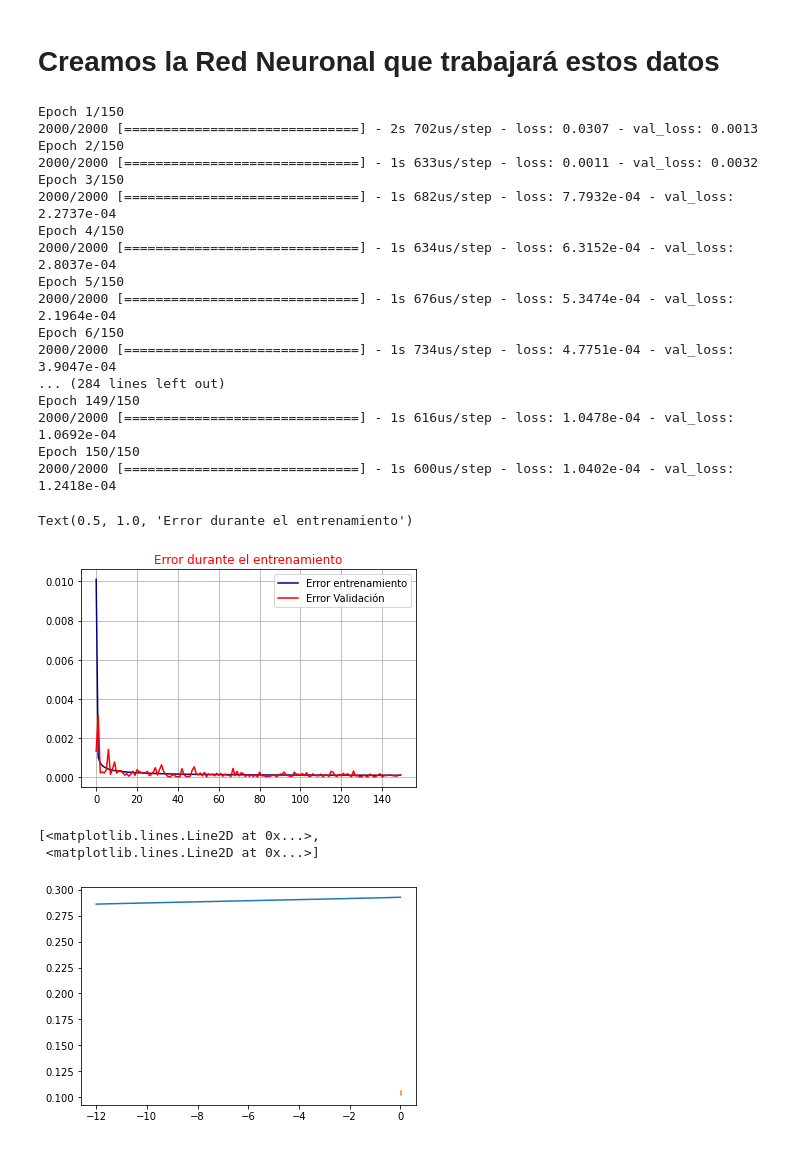
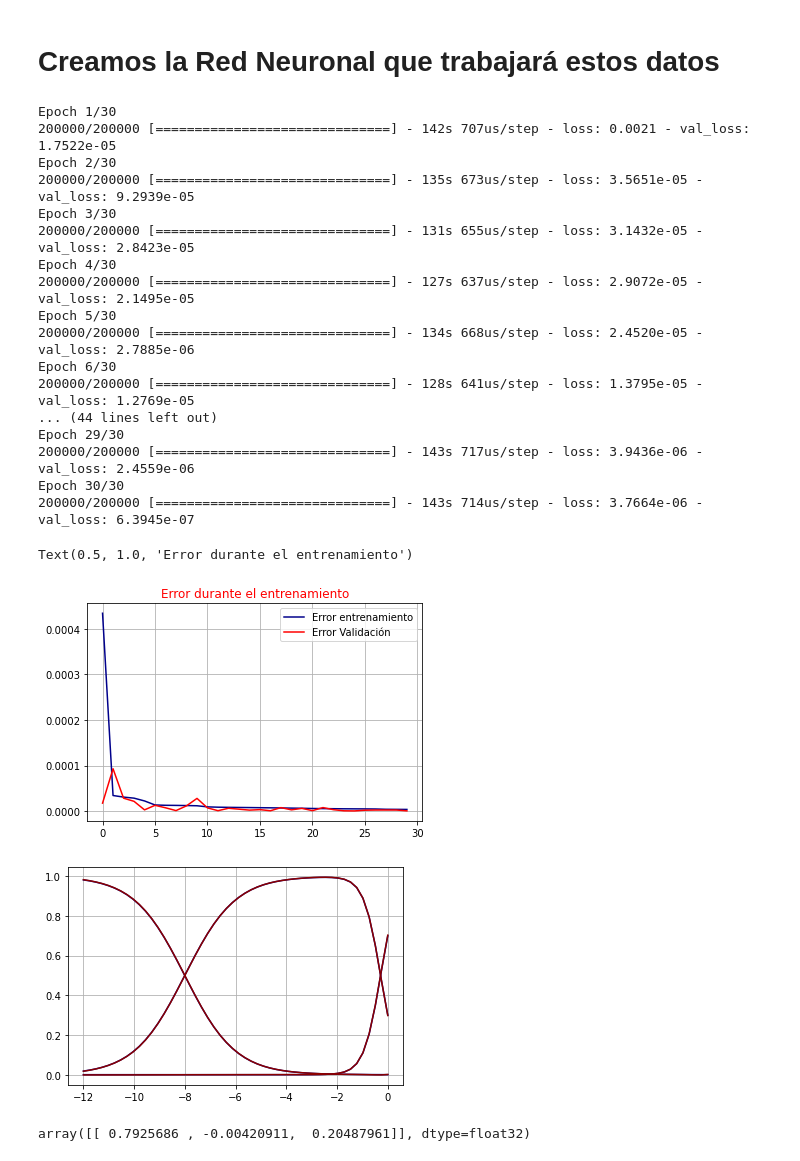
Before and after one commit to JuanDDiosRojas/NeuralNetworks, a Jupyter notebook: Entrenamiento Soluciones EDO.ipynb, the cells around one changed output. Saved outputs shown, nothing was run; the diff lists cells and outputs as text; code cells hidden in the pictures.

```diff
--- a/Entrenamiento Soluciones EDO.ipynb
+++ b/Entrenamiento Soluciones EDO.ipynb
@@ -63,8 +80,2 @@ $O_l = 1. - O_r - O_m$
 
 $t \in [0,-12]$
-# %%
-O_r=np.linspace(0.001,0.0001,10)
-O_m=np.linspace(0.1,0.9,10)
-O_l=1-O_r-O_m
-T=np.linspace(0,-12,10)
-T=T.reshape(10,1)
@@ -88,13 +82,28 @@ X0 = X0.astype('float64')
+# %%
+O_m=np.linspace(0.1,0.5,1000)
+t=np.linspace(0,-12,1000)
+# %%
+Y0=[]
+for i in O_m:
+    Om=0.3
+    Y0.extend(EDO(t,Om))
+Y0=np.array(Y0)
+
+X0=[]
+for Om in O_m:
+    for T in t:
+        X0.append([T,Om])
+X0=np.array(X0)
 # %% [markdown]
 # Creamos la Red Neuronal que trabajará estos datos
 # %%
 #Dos paredes ocultas
 
 
-nodos=50
+nodos=100
 split_size=0.8
-learning_rate=0.01
-epocas=150
+learning_rate=0.001
+epocas=30
 
 #Separamos los datos en validación y entrenamiento
 X_learn,Y_learn,X_val,Y_val=split(X0,Y0,split_size)
@@ -103,7 +112,7 @@ X_learn,Y_learn,X_val,Y_val=split(X0,Y0,split_size)
 model=models.Sequential()
 
 #la primer capa recibe un numero solamente, usaremos sigmoide como función de activación para la capa oculta
-capa1=layers.Dense(nodos, input_shape=(4,),use_bias=1,activation='sigmoid')
+capa1=layers.Dense(nodos, input_shape=(2,),use_bias=1,activation='sigmoid')
 capa2=layers.Dense(nodos,use_bias=1,activation='sigmoid')
 
 #para la capa de salida usamos Id como activación
@@ -131,31 +140,36 @@ plt.legend()
 plt.grid()
 plt.title('Error durante el entrenamiento',color='red')
 # %% [output]
-Epoch 1/150
-2000/2000 [==============================] - 2s 702us/step - loss: 0.0307 - val_loss: 0.0013
-Epoch 2/150
-2000/2000 [==============================] - 1s 633us/step - loss: 0.0011 - val_loss: 0.0032
-Epoch 3/150
-2000/2000 [==============================] - 1s 682us/step - loss: 7.7932e-04 - val_loss: 2.2737e-04
-Epoch 4/150
-2000/2000 [==============================] - 1s 634us/step - loss: 6.3152e-04 - val_loss: 2.8037e-04
-Epoch 5/150
-2000/2000 [==============================] - 1s 676us/step - loss: 5.3474e-04 - val_loss: 2.1964e-04
-Epoch 6/150
-2000/2000 [==============================] - 1s 734us/step - loss: 4.7751e-04 - val_loss: 3.9047e-04
-... (284 lines left out)
-Epoch 149/150
-2000/2000 [==============================] - 1s 616us/step - loss: 1.0478e-04 - val_loss: 1.0692e-04
-Epoch 150/150
-2000/2000 [==============================] - 1s 600us/step - loss: 1.0402e-04 - val_loss: 1.2418e-04
+Epoch 1/30
+200000/200000 [==============================] - 142s 707us/step - loss: 0.0021 - val_loss: 1.7522e-05
+Epoch 2/30
+200000/200000 [==============================] - 135s 673us/step - loss: 3.5651e-05 - val_loss: 9.2939e-05
+Epoch 3/30
+200000/200000 [==============================] - 131s 655us/step - loss: 3.1432e-05 - val_loss: 2.8423e-05
+Epoch 4/30
+200000/200000 [==============================] - 127s 637us/step - loss: 2.9072e-05 - val_loss: 2.1495e-05
+Epoch 5/30
+200000/200000 [==============================] - 134s 668us/step - loss: 2.4520e-05 - val_loss: 2.7885e-06
+Epoch 6/30
+200000/200000 [==============================] - 128s 641us/step - loss: 1.3795e-05 - val_loss: 1.2769e-05
+... (44 lines left out)
+Epoch 29/30
+200000/200000 [==============================] - 143s 717us/step - loss: 3.9436e-06 - val_loss: 2.4559e-06
+Epoch 30/30
+200000/200000 [==============================] - 143s 714us/step - loss: 3.7664e-06 - val_loss: 6.3945e-07
 Text(0.5, 1.0, 'Error durante el entrenamiento')
-[figure, old version]
+[figure, new version]
 # %%
 Z=np.linspace(0,-12,50)
 dom=[]
-for z in Z: dom.append([z, 0.0001,0.3, 1. - Or - Om])
-plt.plot(Z,model.predict(dom)[:,0],model.predict(dom)[:,1],model.predict(dom)[:,2])
+for z in Z: dom.append([z,0.3])
+A=model.predict(dom)
+plt.plot(Z,EDO(Z, 0.3),color='darkblue')
+plt.plot(Z,A,color='darkred')
+plt.grid()
 # %% [output]
-[<matplotlib.lines.Line2D at 0x...>,
- <matplotlib.lines.Line2D at 0x...>]
-[figure, old version]
+[figure, new version]
+# %%
+model.predict([[1,0.8]])
+# %% [output]
+array([[ 0.7925686 , -0.00420911,  0.20487961]], dtype=float32)
```
Also changed, not shown: parts of 16 cells of this notebook.
